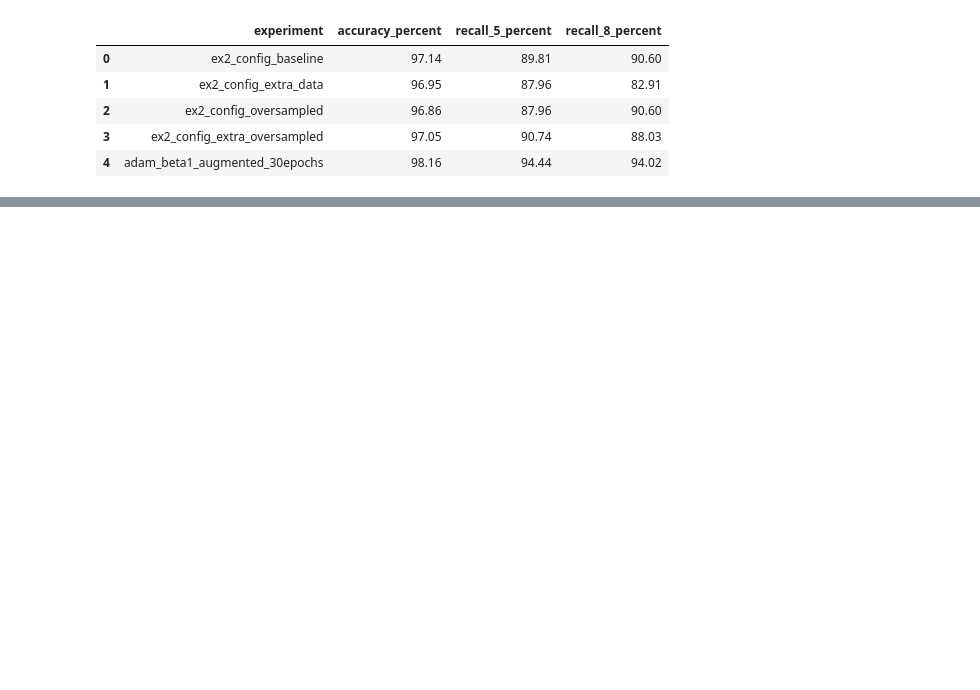
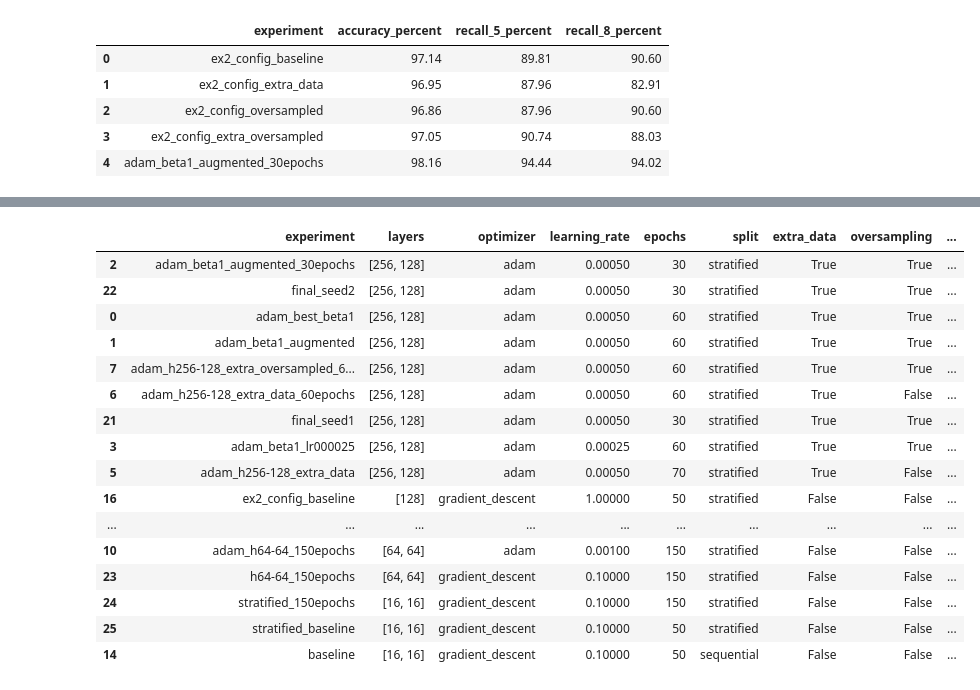
Before and after one commit to MarekMatrix/72.27-Delivery-3, a Jupyter notebook: notebooks/ex3_results.ipynb, the cells around one changed output, grey strips where cells are left out. Cells and saved outputs as stored; diff of their text form; code cells hidden in the pictures; blank space fills up the shorter version.

```diff
--- a/notebooks/ex3_results.ipynb
+++ b/notebooks/ex3_results.ipynb
@@ -313,3 +521,69 @@ class balancing.
+# %%
+from pathlib import Path
+import json
+import pandas as pd
+
+# Works when the notebook runs from the project root or notebooks/.
+root = Path.cwd()
+if root.name == "notebooks":
+    root = root.parent
+
+rows = []
+
+for path in sorted((root / "results" / "ex3").rglob("*.json")):
+    saved = json.loads(path.read_text())
+    config = saved["config"]
+    result = saved["result"]
+    extra = config.get("extra", {})
+
+    rows.append({
+        "experiment": path.parent.name,
+        "layers": str(config["hidden_layers"]),
+        "optimizer": config["optimizer_method"],
+        "learning_rate": config["learning_rate"],
+        "epochs": config["epochs"],
+        "split": extra.get("split", "sequential"),
+        "extra_data": bool(extra.get("extra_dataset")),
+        "oversampling": extra.get("oversample", False),
+        "accuracy_percent": 100 * result["accuracy"],
+        "final_valid_loss": result["valid_loss"][-1],
+        "seconds": result["total_seconds"],
+        "activation_parameter": config["activation_parameter"],
+        "augmentation": extra.get("augment", False),
+    })
+
+results = pd.DataFrame(rows).sort_values(
+    "accuracy_percent", ascending=False
+)
+
+results = results[
+    ~results["experiment"].isin([
+        "best_saved",
+        "ex2_config_baseline_saved",
+    ])
+]
+
+table = results.copy()
+table["learning_rate"] = table["learning_rate"].map(lambda x: f"{x:.5f}")
+display(table.round(4))
+# %% [output]
+|  | experiment | layers | optimizer | learning_rate | epochs | split | extra_data | oversampling | ... |
+| 2 | adam_beta1_augmented_30epochs | [256, 128] | adam | 0.00050 | 30 | stratified | True | True | ... |
+| 22 | final_seed2 | [256, 128] | adam | 0.00050 | 30 | stratified | True | True | ... |
+| 0 | adam_best_beta1 | [256, 128] | adam | 0.00050 | 60 | stratified | True | True | ... |
+| 1 | adam_beta1_augmented | [256, 128] | adam | 0.00050 | 60 | stratified | True | True | ... |
+| 7 | adam_h256-128_extra_oversampled_6... | [256, 128] | adam | 0.00050 | 60 | stratified | True | True | ... |
+| 6 | adam_h256-128_extra_data_60epochs | [256, 128] | adam | 0.00050 | 60 | stratified | True | False | ... |
+| 21 | final_seed1 | [256, 128] | adam | 0.00050 | 30 | stratified | True | True | ... |
+| 3 | adam_beta1_lr000025 | [256, 128] | adam | 0.00025 | 60 | stratified | True | True | ... |
+| 5 | adam_h256-128_extra_data | [256, 128] | adam | 0.00050 | 70 | stratified | True | False | ... |
+| 16 | ex2_config_baseline | [128] | gradient_descent | 1.00000 | 50 | stratified | False | False | ... |
+| ... | ... | ... | ... | ... | ... | ... | ... | ... | ... |
+| 10 | adam_h64-64_150epochs | [64, 64] | adam | 0.00100 | 150 | stratified | False | False | ... |
+| 23 | h64-64_150epochs | [64, 64] | gradient_descent | 0.10000 | 150 | stratified | False | False | ... |
+| 24 | stratified_150epochs | [16, 16] | gradient_descent | 0.10000 | 150 | stratified | False | False | ... |
+| 25 | stratified_baseline | [16, 16] | gradient_descent | 0.10000 | 50 | stratified | False | False | ... |
+| 14 | baseline | [16, 16] | gradient_descent | 0.10000 | 50 | sequential | False | False | ... |
 # %% [markdown]
 ## 3c – Other factors affecting the change in performance
 
```
Also changed, not shown: parts of 34 cells of this notebook.
